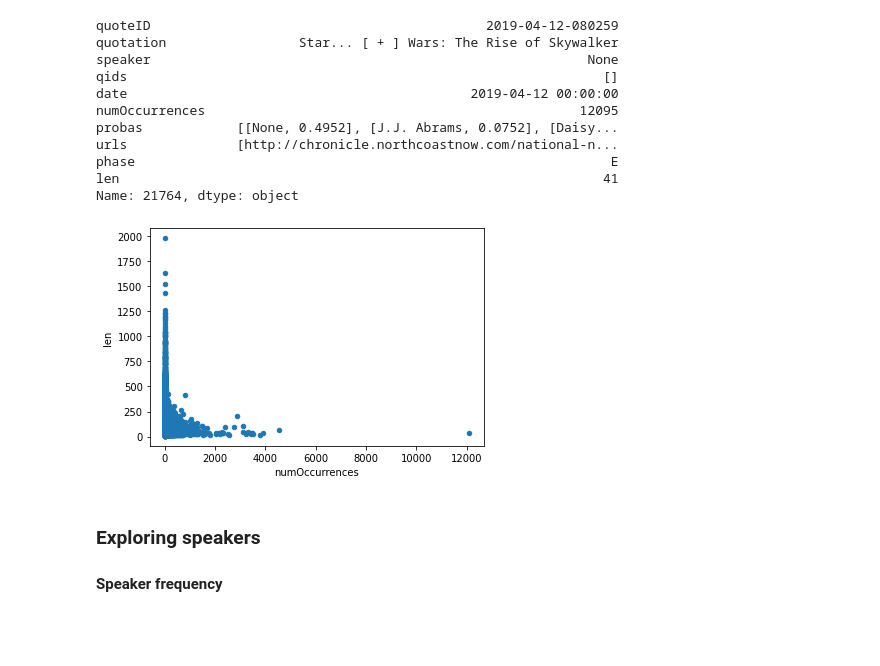
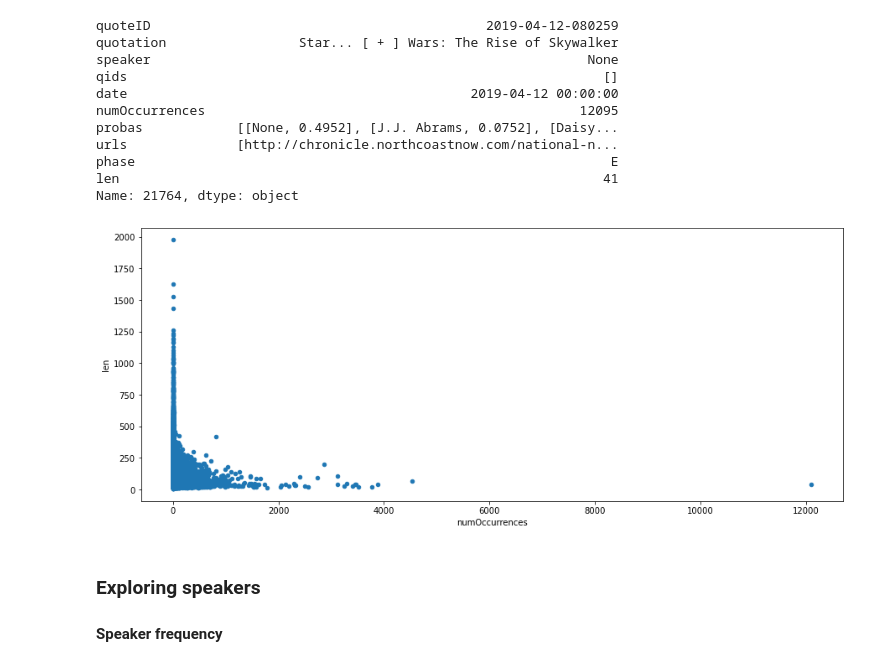
Before and after one commit to epfl-ada/ada-2021-project-k-beans, a Jupyter notebook: final_notebook.ipynb, the cells around one changed output. Cells and saved outputs as stored; diff of their text form; code cells hidden in the pictures; blank space fills up the shorter version.

```diff
--- a/final_notebook.ipynb
+++ b/final_notebook.ipynb
@@ -276,9 +277,9 @@ len                                                              41
 Name: 21764, dtype: object
 # %%
 # Visualize plot between quote length and occurrences
-_ = df.plot(kind='scatter', x='numOccurrences', y='len') # Shorter quotes are more cited
+_ = df.plot(kind='scatter', x='numOccurrences', y='len', figsize = [15, 6]) # Shorter quotes are more cited
 # %% [output]
-[figure, old version]
+[figure, new version]
 # %% [markdown]
 ### Exploring speakers
 
```
Also changed, not shown: parts of 10 cells of this notebook.
